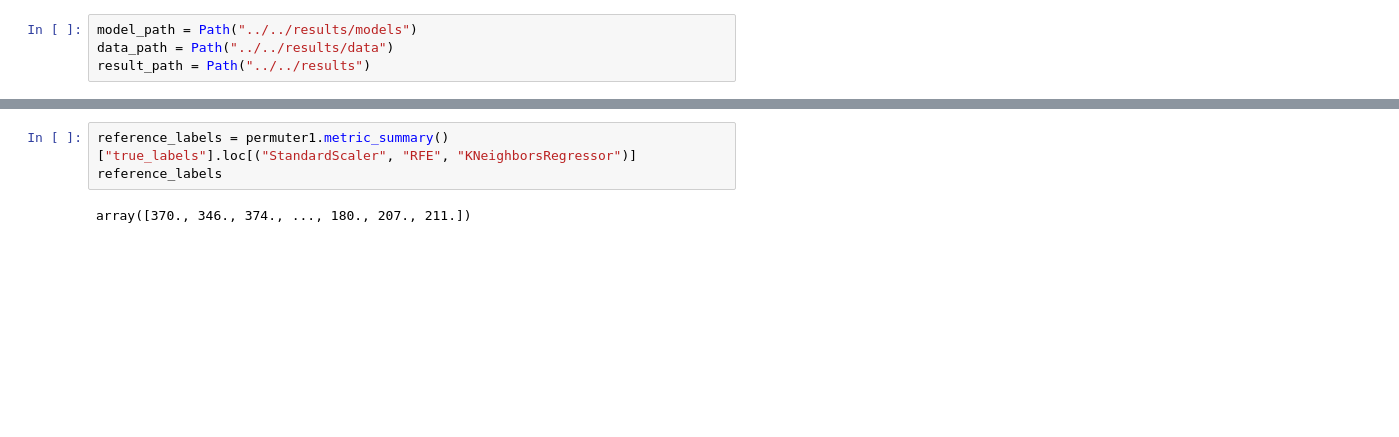
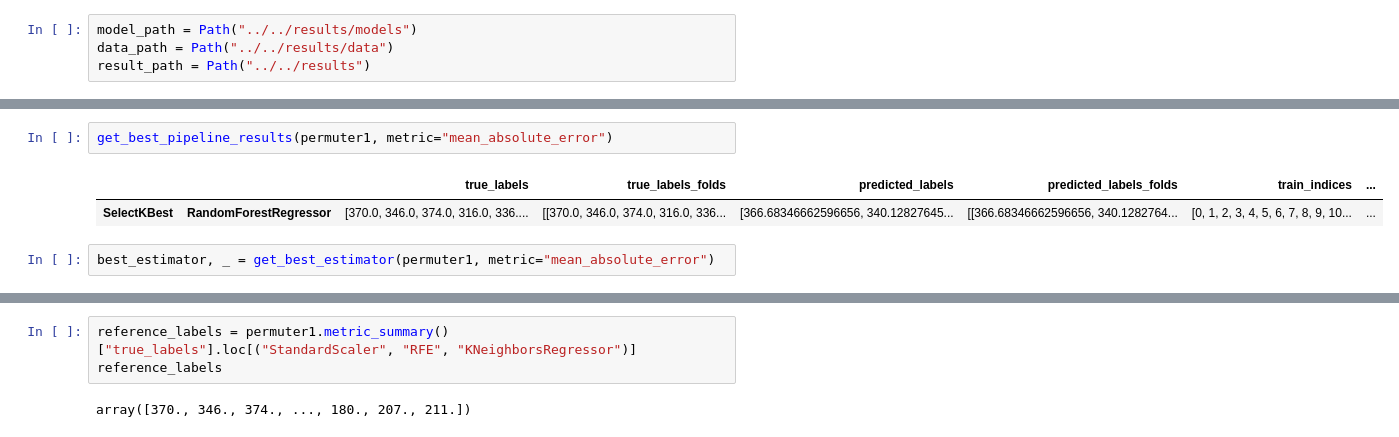
Before and after one commit to empkins/pepbench, a Jupyter notebook: experiments/pep_algorithm_benchmarking/notebooks/ML_analysis/EvaluateModelPerformance.ipynb, the cells around one changed output, grey strips where cells are left out. Saved outputs shown, nothing was run; the diff lists cells and outputs as text; blank space fills up the shorter version.

```diff
--- a/experiments/pep_algorithm_benchmarking/notebooks/ML_analysis/EvaluateModelPerformance.ipynb
+++ b/experiments/pep_algorithm_benchmarking/notebooks/ML_analysis/EvaluateModelPerformance.ipynb
@@ -43,0 +71,7 @@ permuter1.best_hyperparameter_pipeline()
+# %%
+get_best_pipeline_results(permuter1, metric="mean_absolute_error")
+# %% [output]
+|  |  | true_labels | true_labels_folds | predicted_labels | predicted_labels_folds | train_indices | ... |
+| SelectKBest | RandomForestRegressor | [370.0, 346.0, 374.0, 316.0, 336.... | [[370.0, 346.0, 374.0, 316.0, 336... | [366.68346662596656, 340.12827645... | [[366.68346662596656, 340.1282764... | [0, 1, 2, 3, 4, 5, 6, 7, 8, 9, 10... | ... |
+# %%
+best_estimator, _ = get_best_estimator(permuter1, metric="mean_absolute_error")
```
Also changed, not shown: parts of 8 cells of this notebook, 3 other files.
